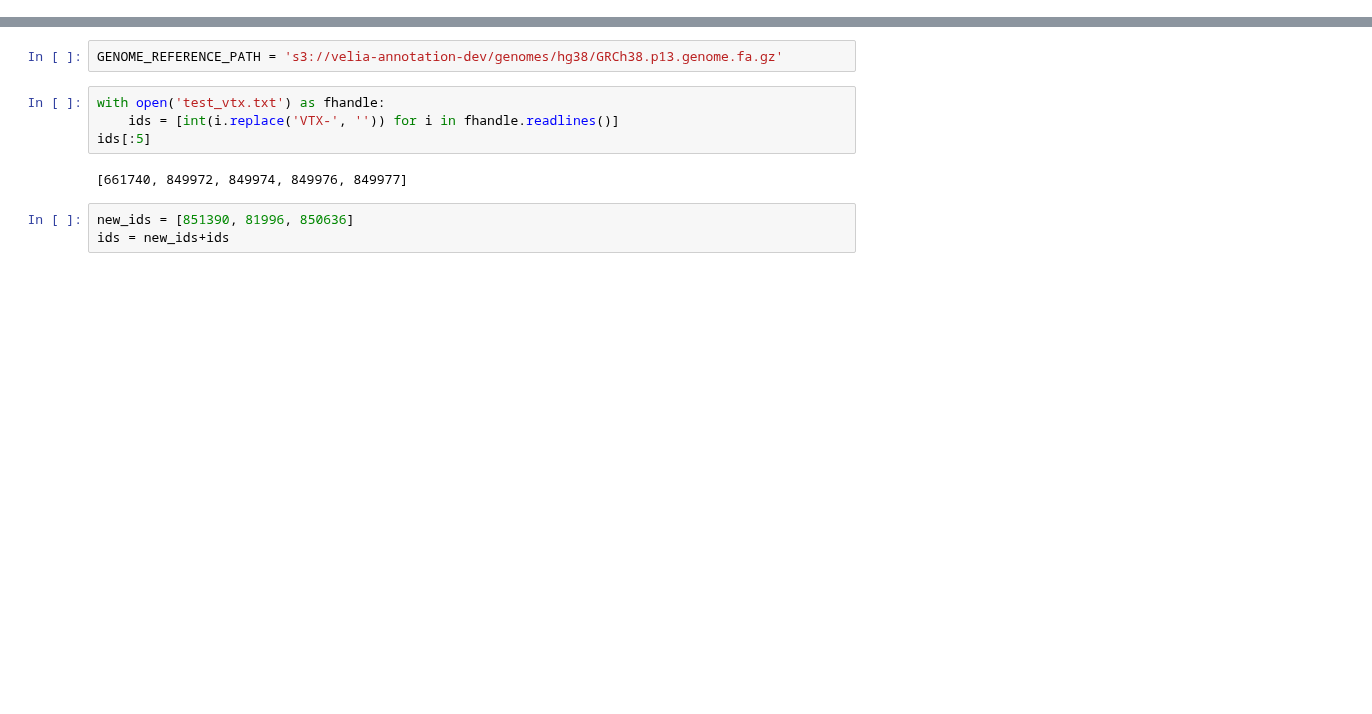
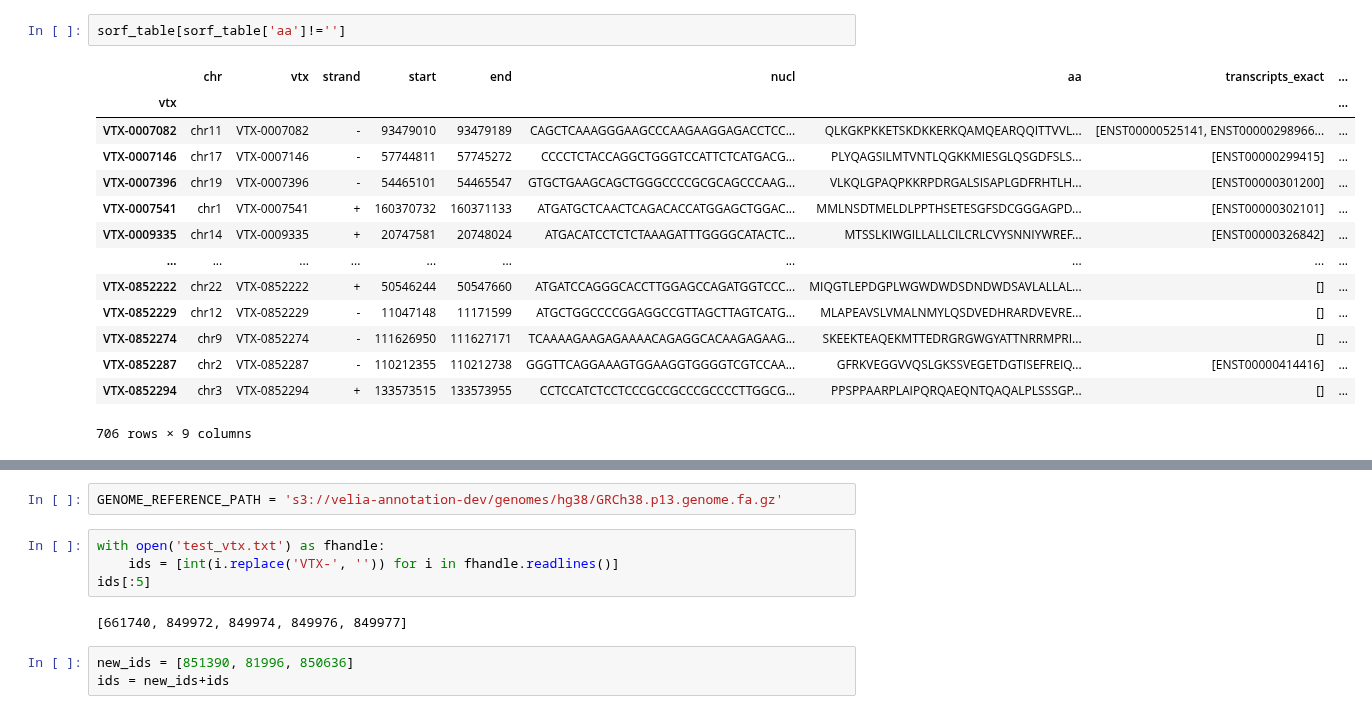
Before and after one commit to veliatx/dashboard, a Jupyter notebook: dashboard/etl/dev.ipynb, the cells around one changed output, grey strips where cells are left out. Cells and saved outputs as stored; diff of their text form; blank space fills up the shorter version.

```diff
--- a/dashboard/etl/dev.ipynb
+++ b/dashboard/etl/dev.ipynb
@@ -5,0 +74,17 @@ from types import SimpleNamespace
+# %%
+sorf_table[sorf_table['aa']!='']
+# %% [output]
+|  | chr | vtx | strand | start | end | nucl | aa | transcripts_exact | ... |
+| vtx |  |  |  |  |  |  |  |  | ... |
+| VTX-0007082 | chr11 | VTX-0007082 | - | 93479010 | 93479189 | CAGCTCAAAGGGAAGCCCAAGAAGGAGACCTCC... | QLKGKPKKETSKDKKERKQAMQEARQQITTVVL... | [ENST00000525141, ENST00000298966... | ... |
+| VTX-0007146 | chr17 | VTX-0007146 | - | 57744811 | 57745272 | CCCCTCTACCAGGCTGGGTCCATTCTCATGACG... | PLYQAGSILMTVNTLQGKKMIESGLQSGDFSLS... | [ENST00000299415] | ... |
+| VTX-0007396 | chr19 | VTX-0007396 | - | 54465101 | 54465547 | GTGCTGAAGCAGCTGGGCCCCGCGCAGCCCAAG... | VLKQLGPAQPKKRPDRGALSISAPLGDFRHTLH... | [ENST00000301200] | ... |
+| VTX-0007541 | chr1 | VTX-0007541 | + | 160370732 | 160371133 | ATGATGCTCAACTCAGACACCATGGAGCTGGAC... | MMLNSDTMELDLPPTHSETESGFSDCGGGAGPD... | [ENST00000302101] | ... |
+| VTX-0009335 | chr14 | VTX-0009335 | + | 20747581 | 20748024 | ATGACATCCTCTCTAAAGATTTGGGGCATACTC... | MTSSLKIWGILLALLCILCRLCVYSNNIYWREF... | [ENST00000326842] | ... |
+| ... | ... | ... | ... | ... | ... | ... | ... | ... | ... |
+| VTX-0852222 | chr22 | VTX-0852222 | + | 50546244 | 50547660 | ATGATCCAGGGCACCTTGGAGCCAGATGGTCCC... | MIQGTLEPDGPLWGWDWDSDNDWDSAVLALLAL... | [] | ... |
+| VTX-0852229 | chr12 | VTX-0852229 | - | 11047148 | 11171599 | ATGCTGGCCCCGGAGGCCGTTAGCTTAGTCATG... | MLAPEAVSLVMALNMYLQSDVEDHRARDVEVRE... | [] | ... |
+| VTX-0852274 | chr9 | VTX-0852274 | - | 111626950 | 111627171 | TCAAAAGAAGAGAAAACAGAGGCACAAGAGAAG... | SKEEKTEAQEKMTTEDRGRGWGYATTNRRMPRI... | [] | ... |
+| VTX-0852287 | chr2 | VTX-0852287 | - | 110212355 | 110212738 | GGGTTCAGGAAAGTGGAAGGTGGGGTCGTCCAA... | GFRKVEGGVVQSLGKSSVEGETDGTISEFREIQ... | [ENST00000414416] | ... |
+| VTX-0852294 | chr3 | VTX-0852294 | + | 133573515 | 133573955 | CCTCCATCTCCTCCCGCCGCCCGCCCCTTGGCG... | PPSPPAARPLAIPQRQAEQNTQAQALPLSSSGP... | [] | ... |
+706 rows × 9 columns
```
Also changed, not shown: parts of 69 cells of this notebook, 5 other files.
